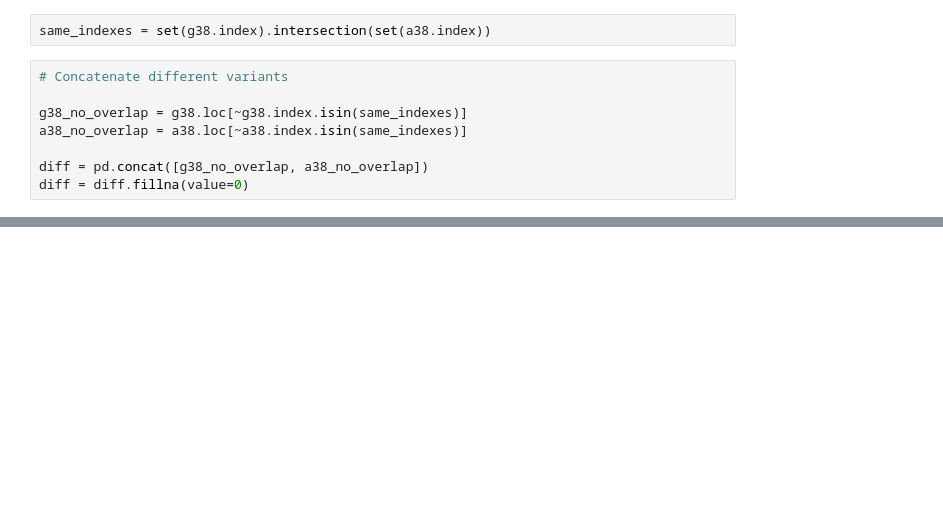
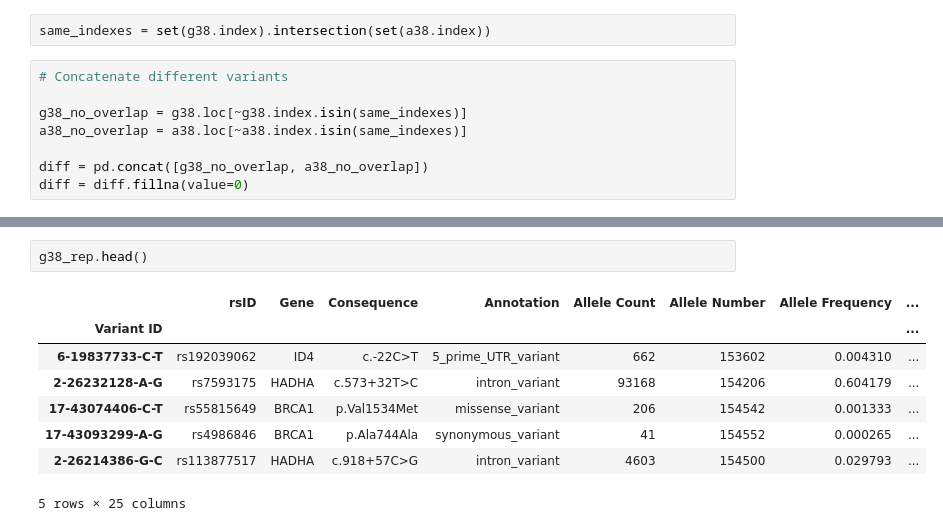
Before and after one commit to bioinfo-hcpa/biovars, a Jupyter notebook: notebooks/integration.ipynb, the cells around one changed output, grey strips where cells are left out. Drawn from its saved outputs; the diff is of its cells as text; blank space fills up the shorter version.

```diff
--- a/notebooks/integration.ipynb
+++ b/notebooks/integration.ipynb
@@ -177,0 +171,11 @@ def prepare_gnomad_integration(gnomad_df):
+# %%
+g38_rep.head()
+# %% [output]
+|  | rsID | Gene | Consequence | Annotation | Allele Count | Allele Number | Allele Frequency | ... |
+| Variant ID |  |  |  |  |  |  |  | ... |
+| 6-19837733-C-T | rs192039062 | ID4 | c.-22C>T | 5_prime_UTR_variant | 662 | 153602 | 0.004310 | ... |
+| 2-26232128-A-G | rs7593175 | HADHA | c.573+32T>C | intron_variant | 93168 | 154206 | 0.604179 | ... |
+| 17-43074406-C-T | rs55815649 | BRCA1 | p.Val1534Met | missense_variant | 206 | 154542 | 0.001333 | ... |
+| 17-43093299-A-G | rs4986846 | BRCA1 | p.Ala744Ala | synonymous_variant | 41 | 154552 | 0.000265 | ... |
+| 2-26214386-G-C | rs113877517 | HADHA | c.918+57C>G | intron_variant | 4603 | 154500 | 0.029793 | ... |
+5 rows × 25 columns
```
Also changed, not shown: parts of 10 cells of this notebook, 1 other file.
